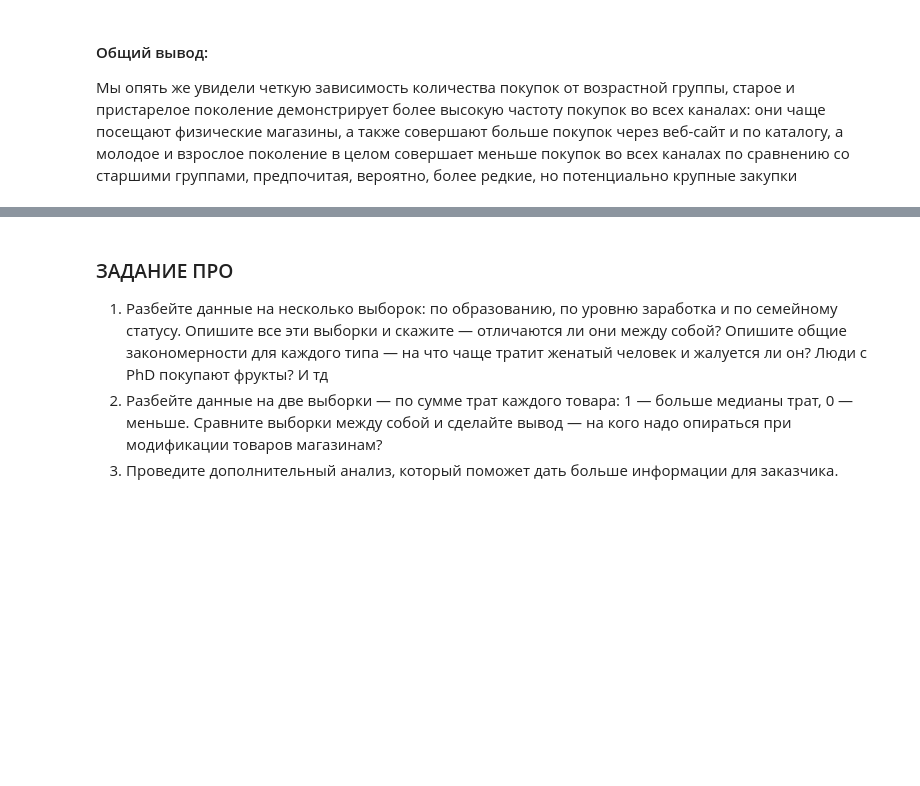
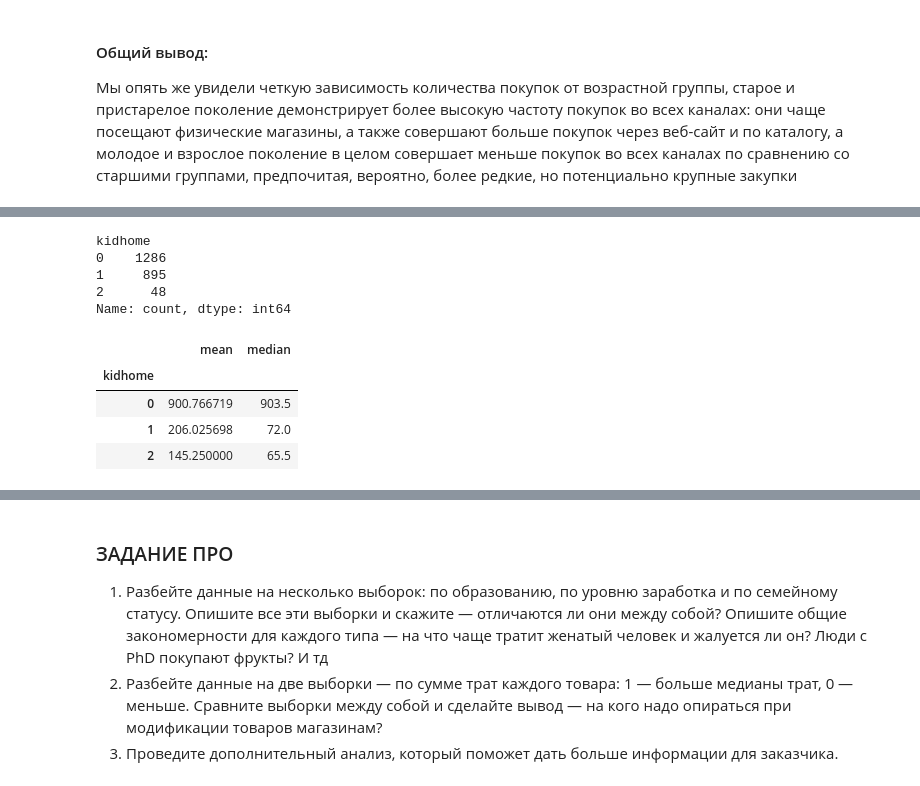
Before and after one commit to AlexeyOrehov/homework, a Jupyter notebook: home_work_1.9/1.9 1_RAZDEL_PRO_forstud.ipynb, the cells around one changed output, grey strips where cells are left out. Saved outputs shown, nothing was run; the diff lists cells and outputs as text; code cells hidden in the pictures; blank space fills up the shorter version.

```diff
--- a/home_work_1.9/1.9 1_RAZDEL_PRO_forstud.ipynb
+++ b/home_work_1.9/1.9 1_RAZDEL_PRO_forstud.ipynb
@@ -906,0 +921,16 @@ plt.show()
+# %%
+df_modify['kidhome'].value_counts()
+# %% [output]
+kidhome
+0    1286
+1     895
+2      48
+Name: count, dtype: int64
+# %%
+df_modify.groupby('kidhome')['mnt'].agg(['mean', 'median'])
+# %% [output]
+|  | mean | median |
+| kidhome |  |  |
+| 0 | 900.766719 | 903.5 |
+| 1 | 206.025698 | 72.0 |
+| 2 | 145.250000 | 65.5 |
```
Also changed, not shown: parts of 8 cells of this notebook.
